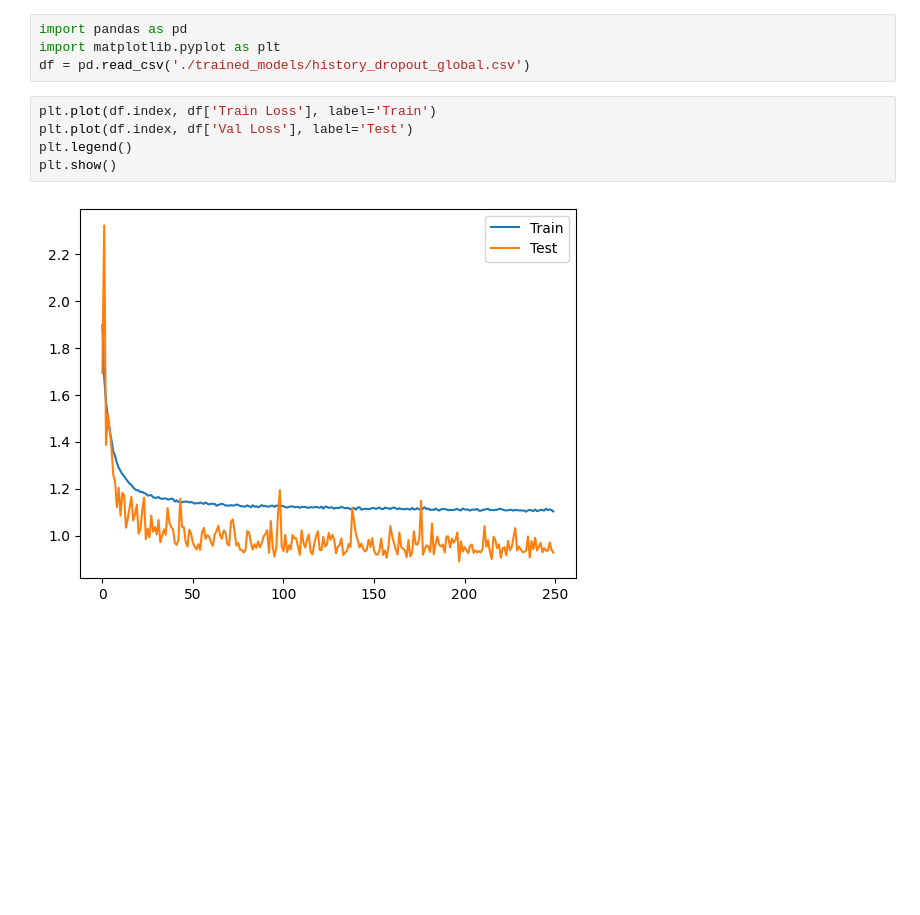
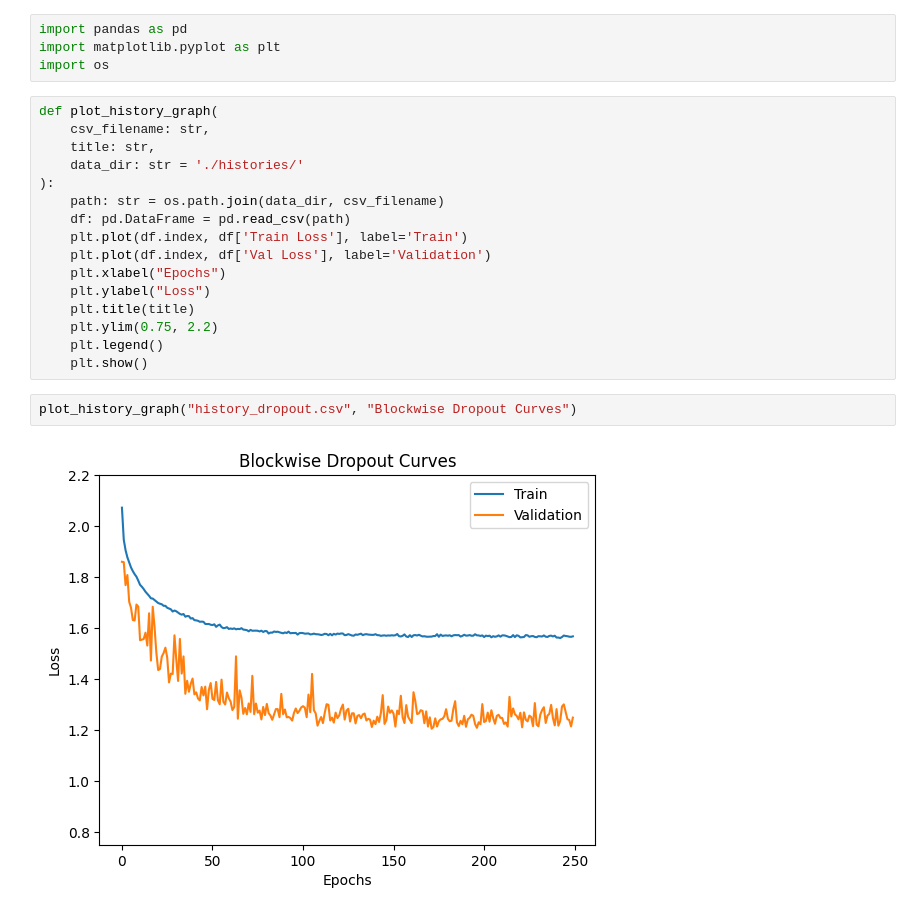
Before and after one commit to NickyDCFP/ResNet-Cifar10-Mini-Project, a Jupyter notebook: viz.ipynb, the cells around one changed output. Drawn from its saved outputs; the diff is of its cells as text; blank space fills up the shorter version.

```diff
--- a/viz.ipynb
+++ b/viz.ipynb
@@ -1,11 +4,24 @@
 # %%
 import pandas as pd
 import matplotlib.pyplot as plt
-df = pd.read_csv('./trained_models/history_dropout_global.csv')
+import os
 # %%
-plt.plot(df.index, df['Train Loss'], label='Train')
-plt.plot(df.index, df['Val Loss'], label='Test')
-plt.legend()
-plt.show()
+def plot_history_graph(
+    csv_filename: str,
+    title: str,
+    data_dir: str = './histories/'
+):
+    path: str = os.path.join(data_dir, csv_filename)
+    df: pd.DataFrame = pd.read_csv(path)
+    plt.plot(df.index, df['Train Loss'], label='Train')
+    plt.plot(df.index, df['Val Loss'], label='Validation')
+    plt.xlabel("Epochs")
+    plt.ylabel("Loss")
+    plt.title(title)
+    plt.ylim(0.75, 2.2)
+    plt.legend()
+    plt.show()
-# %% [output]
-[figure, removed]
+# %%
+plot_history_graph("history_dropout.csv", "Blockwise Dropout Curves")
+# %% [output]
+[figure, added]
```
Also changed, not shown: parts of 3 cells of this notebook, 11 other files.
